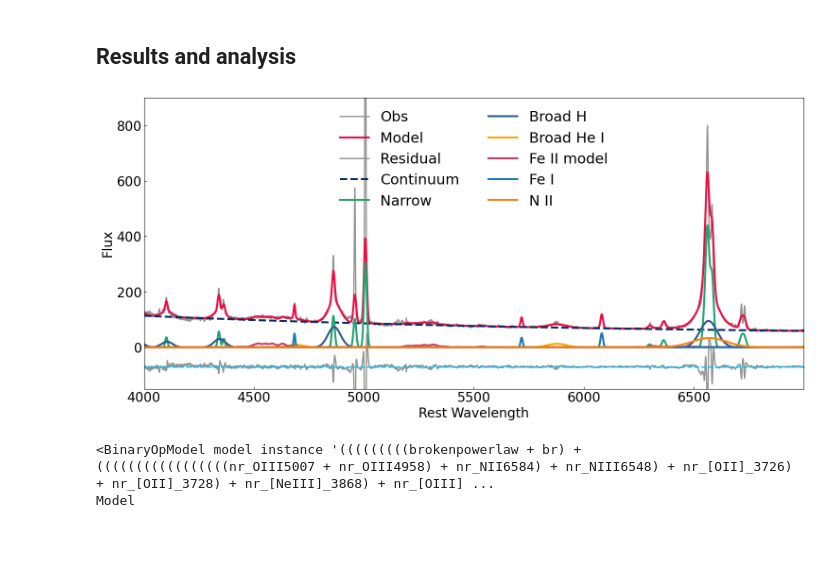
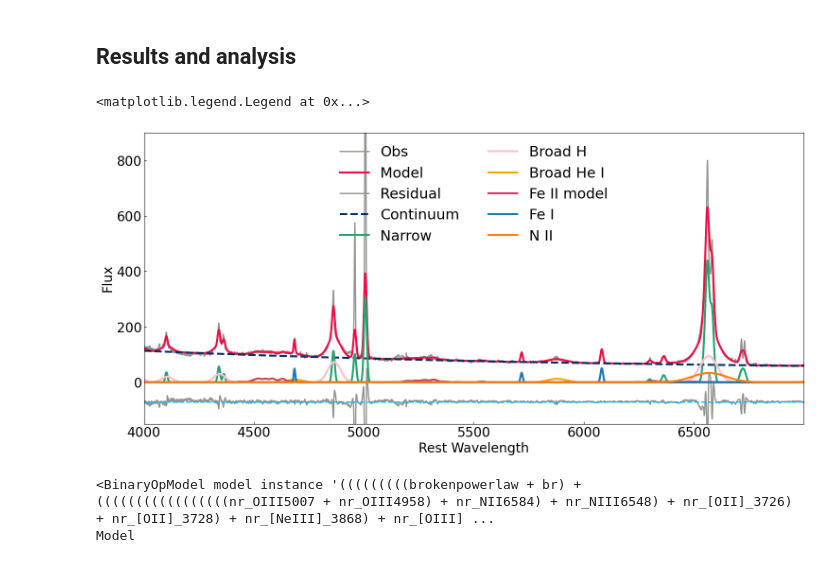
Before and after one commit to ridha-mm/intro-agn, a Jupyter notebook: tutorial3/tutorial3_solved.ipynb, the cells around one changed output. Drawn from its saved outputs; the diff is of its cells as text; code cells hidden in the pictures.

```diff
--- a/tutorial3/tutorial3_solved.ipynb
+++ b/tutorial3/tutorial3_solved.ipynb
@@ -148,31 +148,32 @@ stati 299444.2891280809
 # %%
 plt.style.context(['nature', 'notebook'])
 plt.figure(figsize=(18,8))
 plt.plot(s.wave, s.flux, color="#929591", label='Obs', lw=2)
 plt.plot(s.wave, model(s.wave), color="#F10C45",label='Model',lw=3)
 plt.plot(s.wave, model(s.wave)-s.flux-70, '-',color="#929591", label='Residual', lw=2)
 plt.axhline(y=-70, color='deepskyblue', linestyle='--', lw=2)
 
 plt.plot(s.wave, cont(s.wave),'--',color="#042E60",label='Continuum', lw=3)
 plt.plot(s.wave, narrow(s.wave),label='Narrow',color="#25A36F",lw=3)
-plt.plot(s.wave, broad(s.wave), label='Broad H', lw=3, color="#2E5A88")
+plt.plot(s.wave, broad(s.wave), label='Broad H', lw=3, color="pink")
 plt.plot(s.wave, he(s.wave), label='Broad He I', lw=3, color="orange")
 plt.plot(s.wave, feii(s.wave),'-',color="#CB416B",label='Fe II model', lw=3)
 plt.plot(s.wave, fei_1(s.wave)+fei_2(s.wave)+fei_3(s.wave),'-',label='Fe I', lw=3)
 plt.plot(s.wave, nii_1(s.wave)+nii_2(s.wave),'-',label='N II', lw=3)
 
 plt.xlabel('Rest Wavelength',fontsize=20)
 plt.ylabel('Flux',fontsize=20)
 plt.xlim(4000,7000)
 plt.ylim(-150,900)
 plt.tick_params(which='both', direction="in")
 plt.yticks(fontsize=20)
 plt.xticks(np.arange(4000, 7000, step=500),fontsize=20)
 plt.legend(loc='upper center',  prop={'size': 22}, frameon=False, ncol=2)
 
 #plt.savefig('fantasy_fit.pdf')
 # %% [output]
+<matplotlib.legend.Legend at 0x...>
-[figure, old version]
+[figure, new version]
 # %%
 model
 # %% [output]
```
Also changed, not shown: parts of 8 cells of this notebook.
